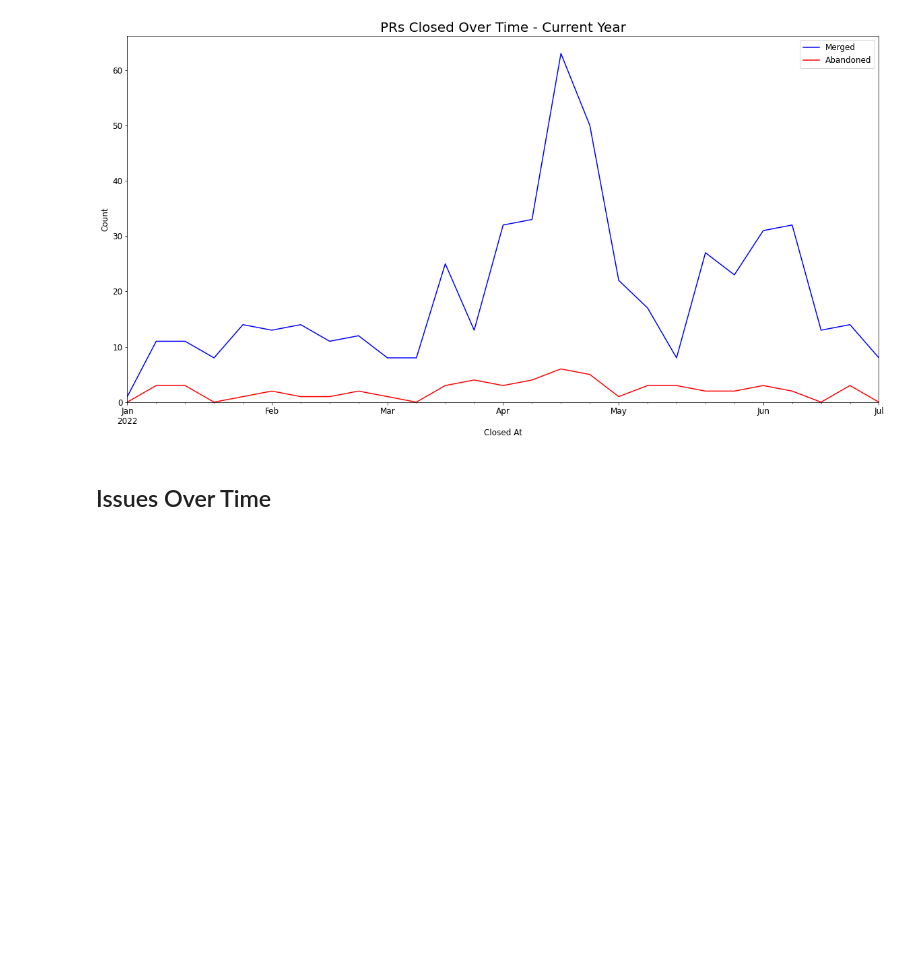
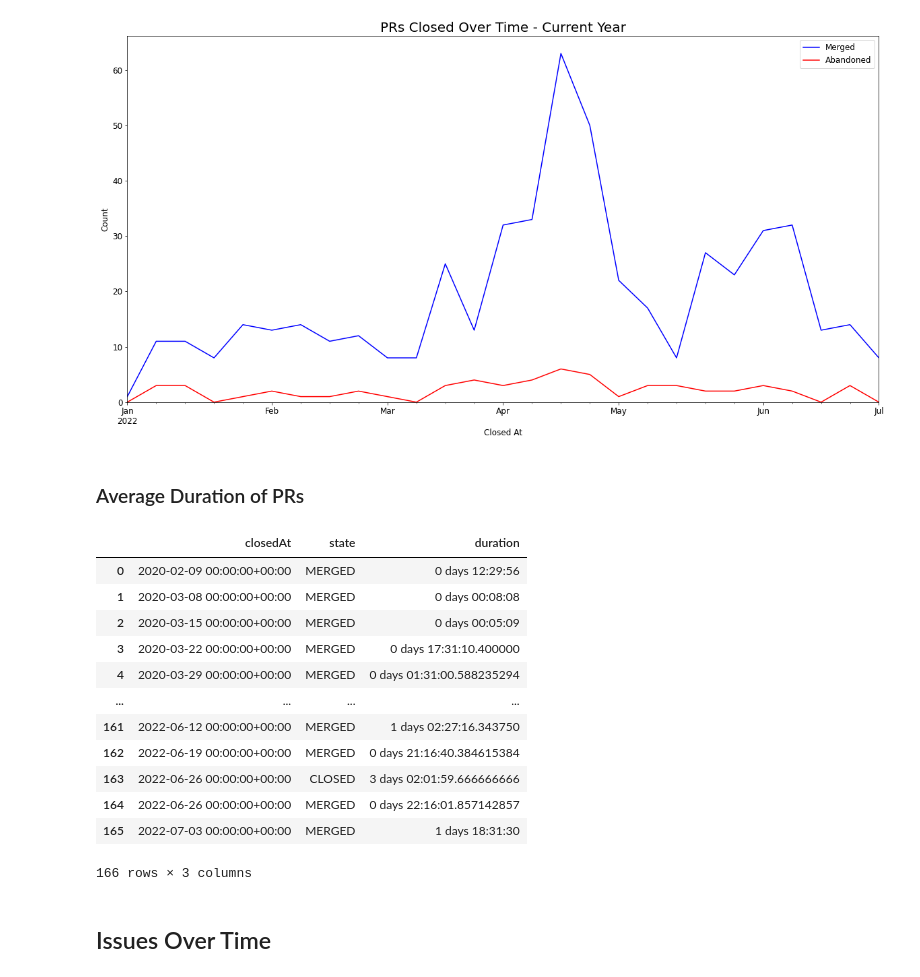
Before and after one commit to thebrianbug/dev-flow-dashboard, a Jupyter notebook: Flow_Dashboard.ipynb, the cells around one changed output. Saved outputs shown, nothing was run; the diff lists cells and outputs as text; code cells hidden in the pictures; blank space fills up the shorter version.

Commit message:
Start duration chart

```diff
--- a/Flow_Dashboard.ipynb
+++ b/Flow_Dashboard.ipynb
@@ -145,6 +145,30 @@ plot_line(weekly_prs_pivot_year, 'PRs Closed Over Time - Current Year', 'Closed
 # %% [output]
 [figure]
 [figure]
+# %% [markdown]
+### Average Duration of PRs
+# %%
+# Count CLOSED/MERGED items per week
+prs['duration'] = prs['closedAt'] - prs['createdAt']
+
+weekly_prs = prs.set_index('closedAt').groupby(
+    [pd.Grouper(freq='W', label='left'), pd.Grouper('state')])['duration'].mean().reset_index(name='duration')
+
+weekly_prs
+# %% [output]
+|  | closedAt | state | duration |
+| 0 | 2020-02-09 00:00:00+00:00 | MERGED | 0 days 12:29:56 |
+| 1 | 2020-03-08 00:00:00+00:00 | MERGED | 0 days 00:08:08 |
+| 2 | 2020-03-15 00:00:00+00:00 | MERGED | 0 days 00:05:09 |
+| 3 | 2020-03-22 00:00:00+00:00 | MERGED | 0 days 17:31:10.400000 |
+| 4 | 2020-03-29 00:00:00+00:00 | MERGED | 0 days 01:31:00.588235294 |
+| ... | ... | ... | ... |
+| 161 | 2022-06-12 00:00:00+00:00 | MERGED | 1 days 02:27:16.343750 |
+| 162 | 2022-06-19 00:00:00+00:00 | MERGED | 0 days 21:16:40.384615384 |
+| 163 | 2022-06-26 00:00:00+00:00 | CLOSED | 3 days 02:01:59.666666666 |
+| 164 | 2022-06-26 00:00:00+00:00 | MERGED | 0 days 22:16:01.857142857 |
+| 165 | 2022-07-03 00:00:00+00:00 | MERGED | 1 days 18:31:30 |
+166 rows × 3 columns
 # %% [markdown]
 ## Issues Over Time
 # %% [markdown]
```
